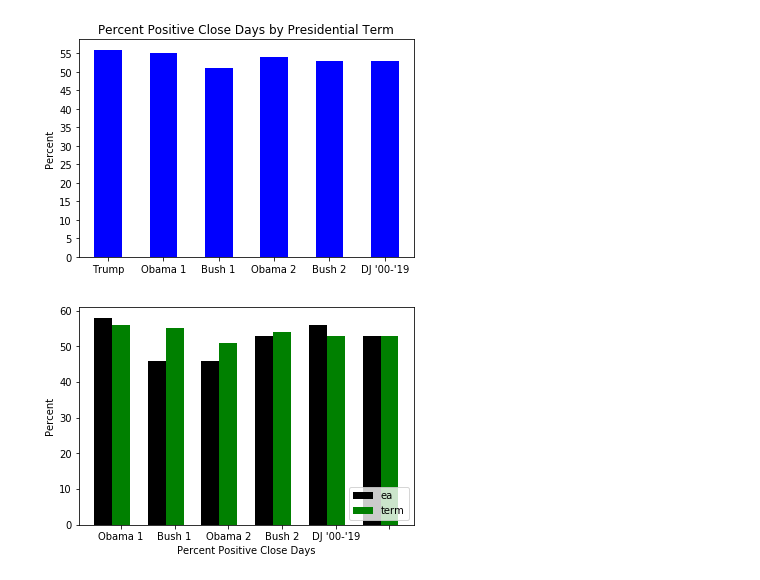
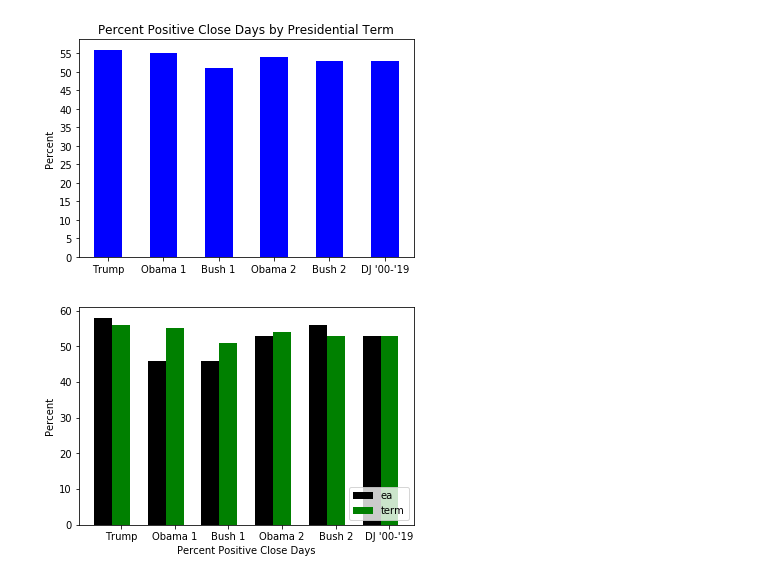
Before and after one commit to 123bmoney0/Project-1---Brute-Force, a Jupyter notebook: Project 1 Brute Force continuing code.ipynb, the cells around one changed output. Drawn from its saved outputs; the diff is of its cells as text; code cells hidden in the pictures.

```diff
--- a/Project 1 Brute Force continuing code.ipynb
+++ b/Project 1 Brute Force continuing code.ipynb
@@ -890,26 +892,27 @@ plt.show()
 # %%
 # Plot the percent-positive-close charts for both "election-to-inauguration" and "term"
 # on the same chart
 percent_positive_close = [58, 46, 46, 53, 56, 53] # election-to-inauguration"
 percent_positive_close_term = [56, 55, 51, 54, 53, 53] # term
 indices = range(len(percent_positive_close))
-names = ['Trump', 'Obama 1', 'Bush 1', 'Obama 2', 'Bush 2', "DJ '00-'19"]
+names = ["",'Trump', 'Obama 1', 'Bush 1', 'Obama 2', 'Bush 2', "DJ '00-'19"]
+
 # Calculate optimal width
 width = np.min(np.diff(indices))/3
 
 fig = plt.figure()
 ax = fig.add_subplot(111)
 ax.bar(indices-width,percent_positive_close,width,color='black',label='-Ymin')
 ax.bar(indices,percent_positive_close_term,width,color='green',label='Ymax')
 #tiks = ax.get_xticks().tolist()
 ax.axes.set_xticklabels(names)
 ax.set_xlabel('Percent Positive Close Days')
 plt.ylabel('Percent')
 # Add the legend
 plt.legend(['ea', 'term'], loc='lower right')
 plt.show()
 
 # Error on this chart with labels at bottom. I tried them names and percents as lists []
 # and as tuples () ...still missing Trump and order is not correct.
 # %% [output]
-[figure, old version]
+[figure, new version]
```
Also changed, not shown: parts of 1 cell of this notebook.
